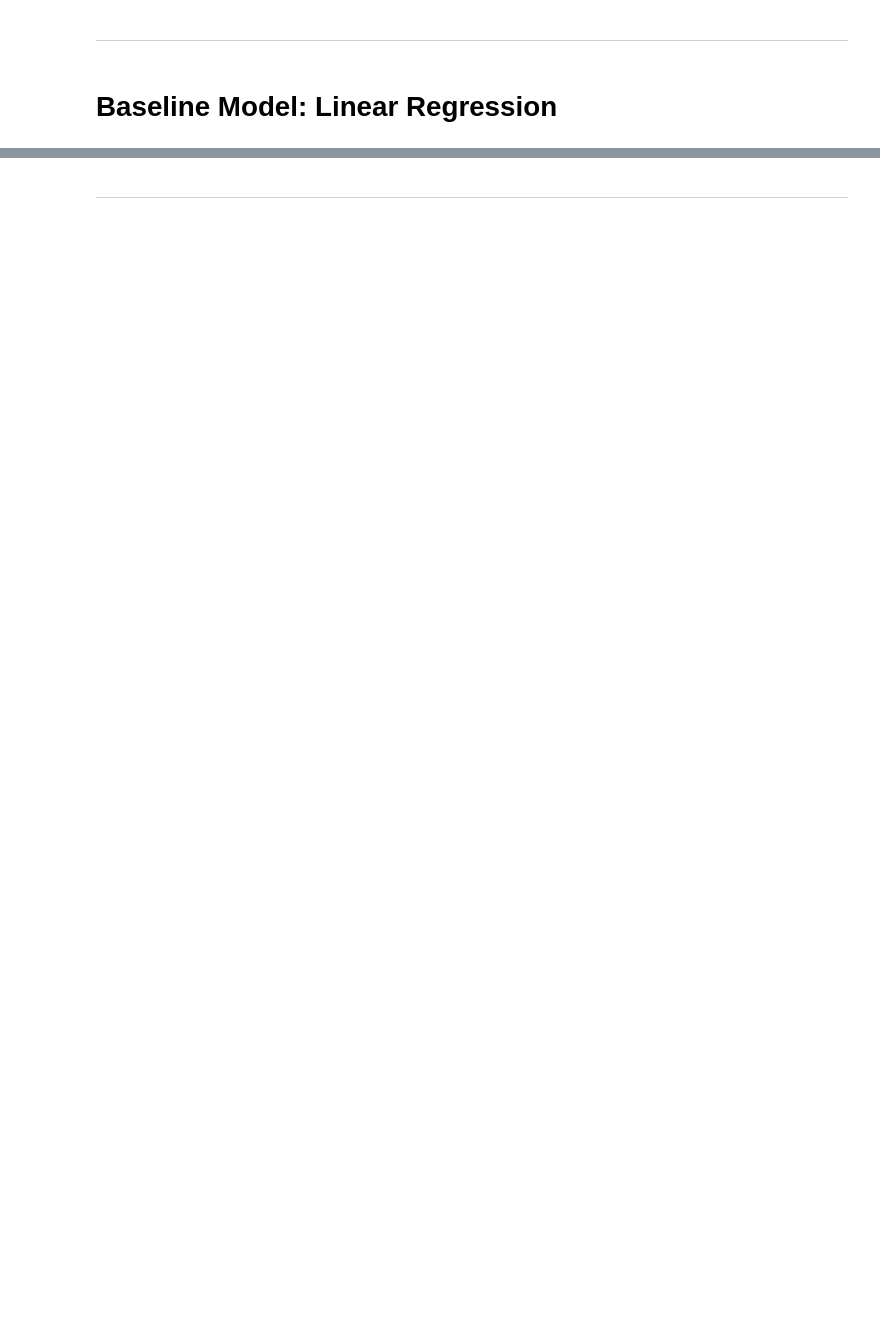
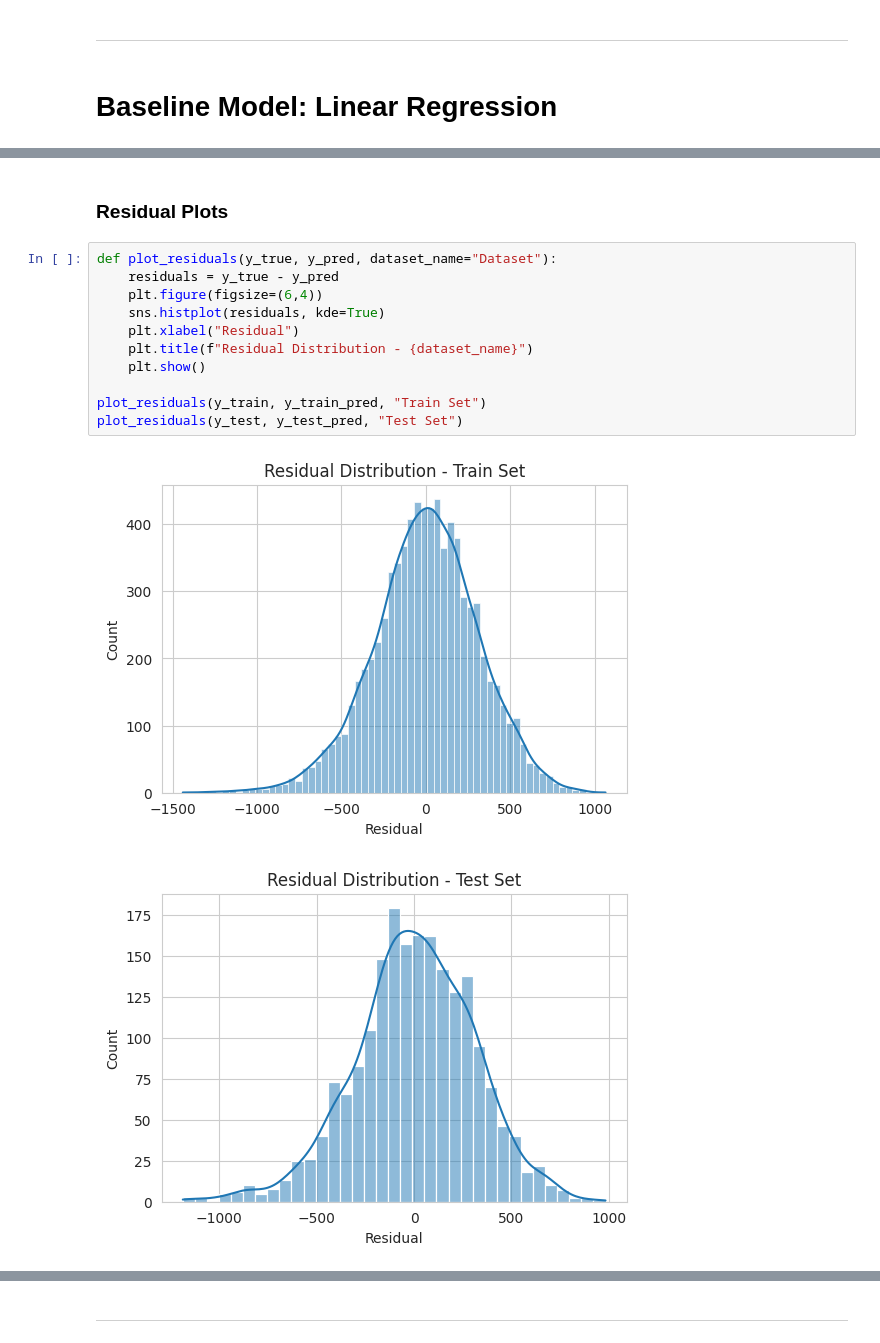
Before and after one commit to JenE87/ElectricityCostPredictor, a Jupyter notebook: jupyter_notebooks/04 - Modelling & Evaluation.ipynb, the cells around one changed output, grey strips where cells are left out. Drawn from its saved outputs; the diff is of its cells as text; blank space fills up the shorter version.

```diff
--- a/jupyter_notebooks/04 - Modelling & Evaluation.ipynb
+++ b/jupyter_notebooks/04 - Modelling & Evaluation.ipynb
@@ -61,0 +400,16 @@ Content
+# %% [markdown]
+### Residual Plots
+# %%
+def plot_residuals(y_true, y_pred, dataset_name="Dataset"):
+    residuals = y_true - y_pred
+    plt.figure(figsize=(6,4))
+    sns.histplot(residuals, kde=True)
+    plt.xlabel("Residual")
+    plt.title(f"Residual Distribution - {dataset_name}")
+    plt.show()
+
+plot_residuals(y_train, y_train_pred, "Train Set")
+plot_residuals(y_test, y_test_pred, "Test Set")
+# %% [output]
+[figure, added]
+[figure, added]
```
Also changed, not shown: parts of 160 cells of this notebook, 8 other files.
